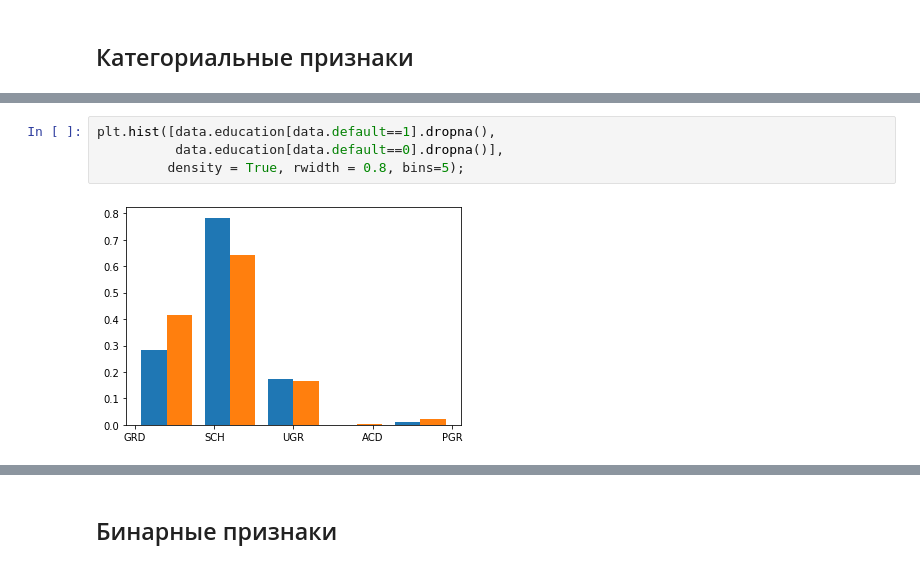
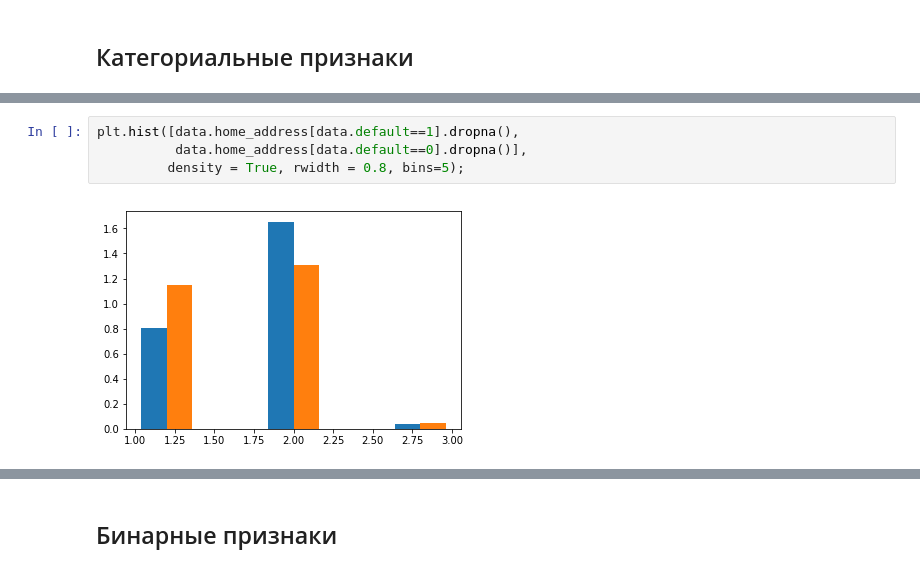
Before and after one commit to Urusut/IvanovDmitryV, a Jupyter notebook: Unit_5/Project_4.ipynb, the cells around one changed output, grey strips where cells are left out. Cells and saved outputs as stored; diff of their text form.

Commit message:
sync home-office 200921

```diff
--- a/Unit_5/Project_4.ipynb
+++ b/Unit_5/Project_4.ipynb
@@ -263,6 +313,6 @@ Index(['education', 'home_address', 'work_address'], dtype='object')
 # %%
-plt.hist([data.education[data.default==1].dropna(),
-          data.education[data.default==0].dropna()],
+plt.hist([data.home_address[data.default==1].dropna(),
+          data.home_address[data.default==0].dropna()],
          density = True, rwidth = 0.8, bins=5);
 # %% [output]
-[figure, old version]
+[figure, new version]
```
Also changed, not shown: parts of 13 cells of this notebook, 1 other file.
